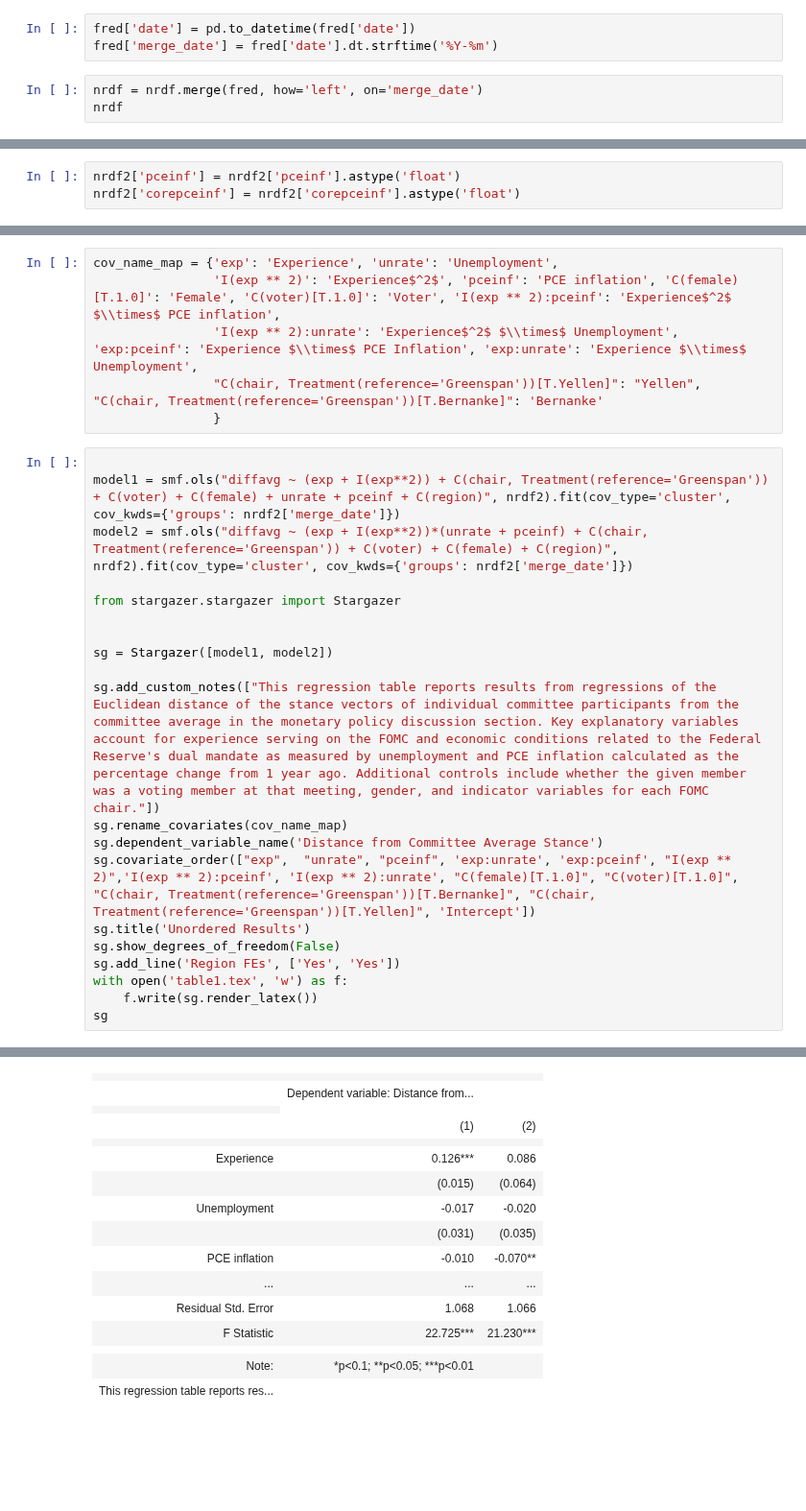
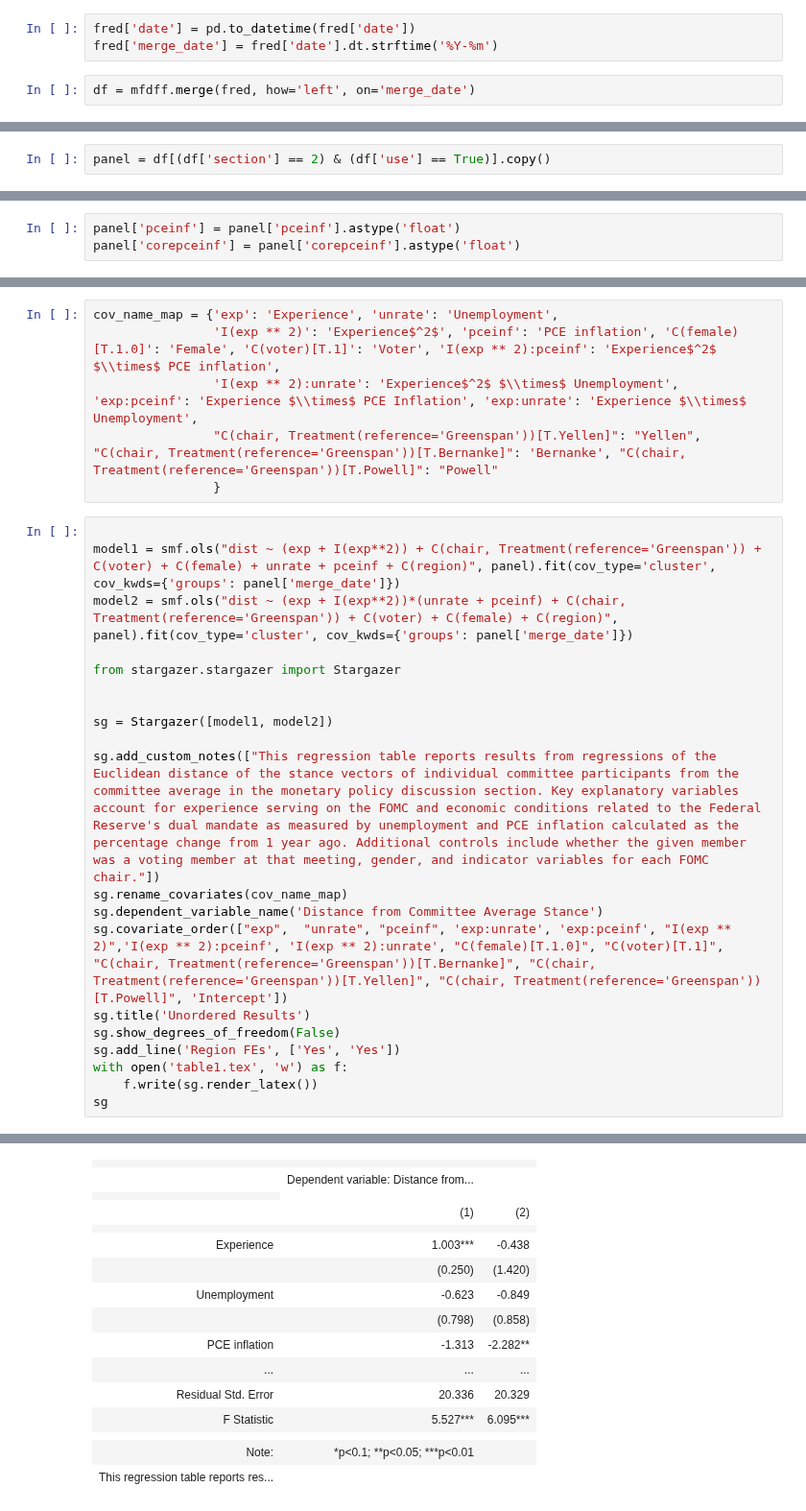
Before and after one commit to bendurham441/fed-nlp, a Jupyter notebook: regressions/unordered.ipynb, the cells around one changed output, grey strips where cells are left out. Shown at 96% size. Cells and saved outputs as stored; diff of their text form; blank space fills up the shorter version.

Commit message:
updating regression results with the difference from experienced members, adding powell indicator

```diff
--- a/regressions/unordered.ipynb
+++ b/regressions/unordered.ipynb
@@ -123,5 +61,4 @@ fred
 fred['date'] = pd.to_datetime(fred['date'])
 fred['merge_date'] = fred['date'].dt.strftime('%Y-%m')
 # %%
-nrdf = nrdf.merge(fred, how='left', on='merge_date')
-nrdf
+df = mfdff.merge(fred, how='left', on='merge_date')
@@ -145,0 +65,2 @@ nrdf2 = nrdf[nrdf['section'] == 2]
+# %%
+panel = df[(df['section'] == 2) & (df['use'] == True)].copy()
@@ -146,3 +83,3 @@ nrdf2 = nrdf[nrdf['section'] == 2]
 # %%
-nrdf2['pceinf'] = nrdf2['pceinf'].astype('float')
-nrdf2['corepceinf'] = nrdf2['corepceinf'].astype('float')
+panel['pceinf'] = panel['pceinf'].astype('float')
+panel['corepceinf'] = panel['corepceinf'].astype('float')
@@ -160,44 +86,44 @@ See the caveats in the documentation: https://pandas.pydata.org/pandas-docs/stab
 # %%
 cov_name_map = {'exp': 'Experience', 'unrate': 'Unemployment',
-                'I(exp ** 2)': 'Experience$^2$', 'pceinf': 'PCE inflation', 'C(female)[T.1.0]': 'Female', 'C(voter)[T.1.0]': 'Voter', 'I(exp ** 2):pceinf': 'Experience$^2$ $\\times$ PCE inflation',
+                'I(exp ** 2)': 'Experience$^2$', 'pceinf': 'PCE inflation', 'C(female)[T.1.0]': 'Female', 'C(voter)[T.1]': 'Voter', 'I(exp ** 2):pceinf': 'Experience$^2$ $\\times$ PCE inflation',
                 'I(exp ** 2):unrate': 'Experience$^2$ $\\times$ Unemployment', 'exp:pceinf': 'Experience $\\times$ PCE Inflation', 'exp:unrate': 'Experience $\\times$ Unemployment',
-                "C(chair, Treatment(reference='Greenspan'))[T.Yellen]": "Yellen", "C(chair, Treatment(reference='Greenspan'))[T.Bernanke]": 'Bernanke'
+                "C(chair, Treatment(reference='Greenspan'))[T.Yellen]": "Yellen", "C(chair, Treatment(reference='Greenspan'))[T.Bernanke]": 'Bernanke', "C(chair, Treatment(reference='Greenspan'))[T.Powell]": "Powell"
                 }
 # %%
 
-model1 = smf.ols("diffavg ~ (exp + I(exp**2)) + C(chair, Treatment(reference='Greenspan')) + C(voter) + C(female) + unrate + pceinf + C(region)", nrdf2).fit(cov_type='cluster', cov_kwds={'groups': nrdf2['merge_date']})
-model2 = smf.ols("diffavg ~ (exp + I(exp**2))*(unrate + pceinf) + C(chair, Treatment(reference='Greenspan')) + C(voter) + C(female) + C(region)", nrdf2).fit(cov_type='cluster', cov_kwds={'groups': nrdf2['merge_date']})
+model1 = smf.ols("dist ~ (exp + I(exp**2)) + C(chair, Treatment(reference='Greenspan')) + C(voter) + C(female) + unrate + pceinf + C(region)", panel).fit(cov_type='cluster', cov_kwds={'groups': panel['merge_date']})
+model2 = smf.ols("dist ~ (exp + I(exp**2))*(unrate + pceinf) + C(chair, Treatment(reference='Greenspan')) + C(voter) + C(female) + C(region)", panel).fit(cov_type='cluster', cov_kwds={'groups': panel['merge_date']})
 
 from stargazer.stargazer import Stargazer
 
 
 sg = Stargazer([model1, model2])
 
 sg.add_custom_notes(["This regression table reports results from regressions of the Euclidean distance of the stance vectors of individual committee participants from the committee average in the monetary policy discussion section. Key explanatory variables account for experience serving on the FOMC and economic conditions related to the Federal Reserve's dual mandate as measured by unemployment and PCE inflation calculated as the percentage change from 1 year ago. Additional controls include whether the given member was a voting member at that meeting, gender, and indicator variables for each FOMC chair."])
 sg.rename_covariates(cov_name_map)
 sg.dependent_variable_name('Distance from Committee Average Stance')
-sg.covariate_order(["exp",  "unrate", "pceinf", 'exp:unrate', 'exp:pceinf', "I(exp ** 2)",'I(exp ** 2):pceinf', 'I(exp ** 2):unrate', "C(female)[T.1.0]", "C(voter)[T.1.0]", "C(chair, Treatment(reference='Greenspan'))[T.Bernanke]", "C(chair, Treatment(reference='Greenspan'))[T.Yellen]", 'Intercept'])
+sg.covariate_order(["exp",  "unrate", "pceinf", 'exp:unrate', 'exp:pceinf', "I(exp ** 2)",'I(exp ** 2):pceinf', 'I(exp ** 2):unrate', "C(female)[T.1.0]", "C(voter)[T.1]", "C(chair, Treatment(reference='Greenspan'))[T.Bernanke]", "C(chair, Treatment(reference='Greenspan'))[T.Yellen]", "C(chair, Treatment(reference='Greenspan'))[T.Powell]", 'Intercept'])
 sg.title('Unordered Results')
 sg.show_degrees_of_freedom(False)
 sg.add_line('Region FEs', ['Yes', 'Yes'])
 with open('table1.tex', 'w') as f:
     f.write(sg.render_latex())
 sg
 # %% [output]
 Unordered Results
 |  |  |  |
 |  | Dependent variable: Distance from... |  |
 |  |
 |  | (1) | (2) |
 |  |  |  |
-| Experience | 0.126*** | 0.086 |
-|  | (0.015) | (0.064) |
-| Unemployment | -0.017 | -0.020 |
-|  | (0.031) | (0.035) |
-| PCE inflation | -0.010 | -0.070** |
+| Experience | 1.003*** | -0.438 |
+|  | (0.250) | (1.420) |
+| Unemployment | -0.623 | -0.849 |
+|  | (0.798) | (0.858) |
+| PCE inflation | -1.313 | -2.282** |
 | ... | ... | ... |
-| Residual Std. Error | 1.068 | 1.066 |
-| F Statistic | 22.725*** | 21.230*** |
+| Residual Std. Error | 20.336 | 20.329 |
+| F Statistic | 5.527*** | 6.095*** |
 |  |  |  |
 | Note: | *p<0.1; **p<0.05; ***p<0.01 |  |
 | This regression table reports res... |  |  |
```
Also changed, not shown: parts of 24 cells of this notebook.
